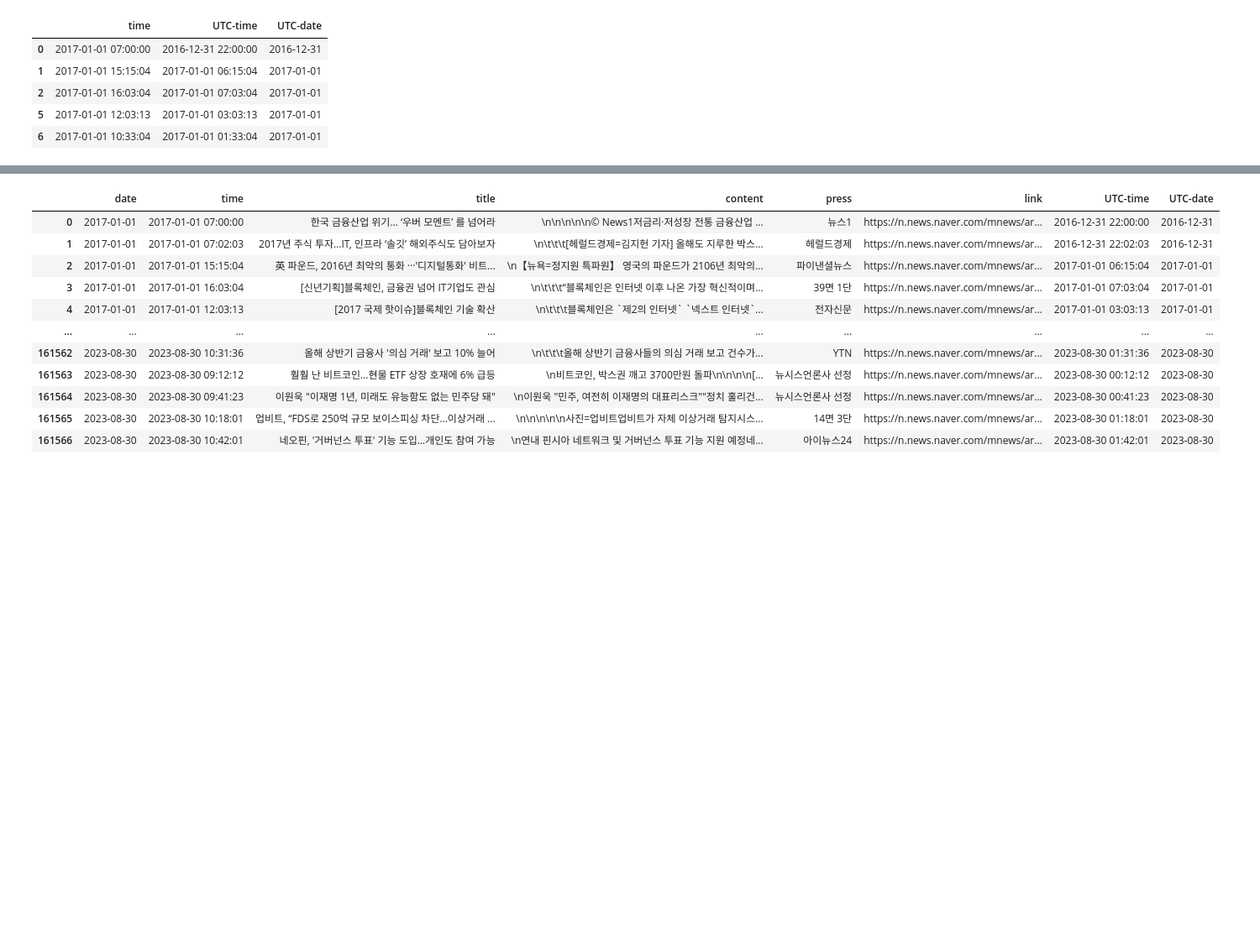
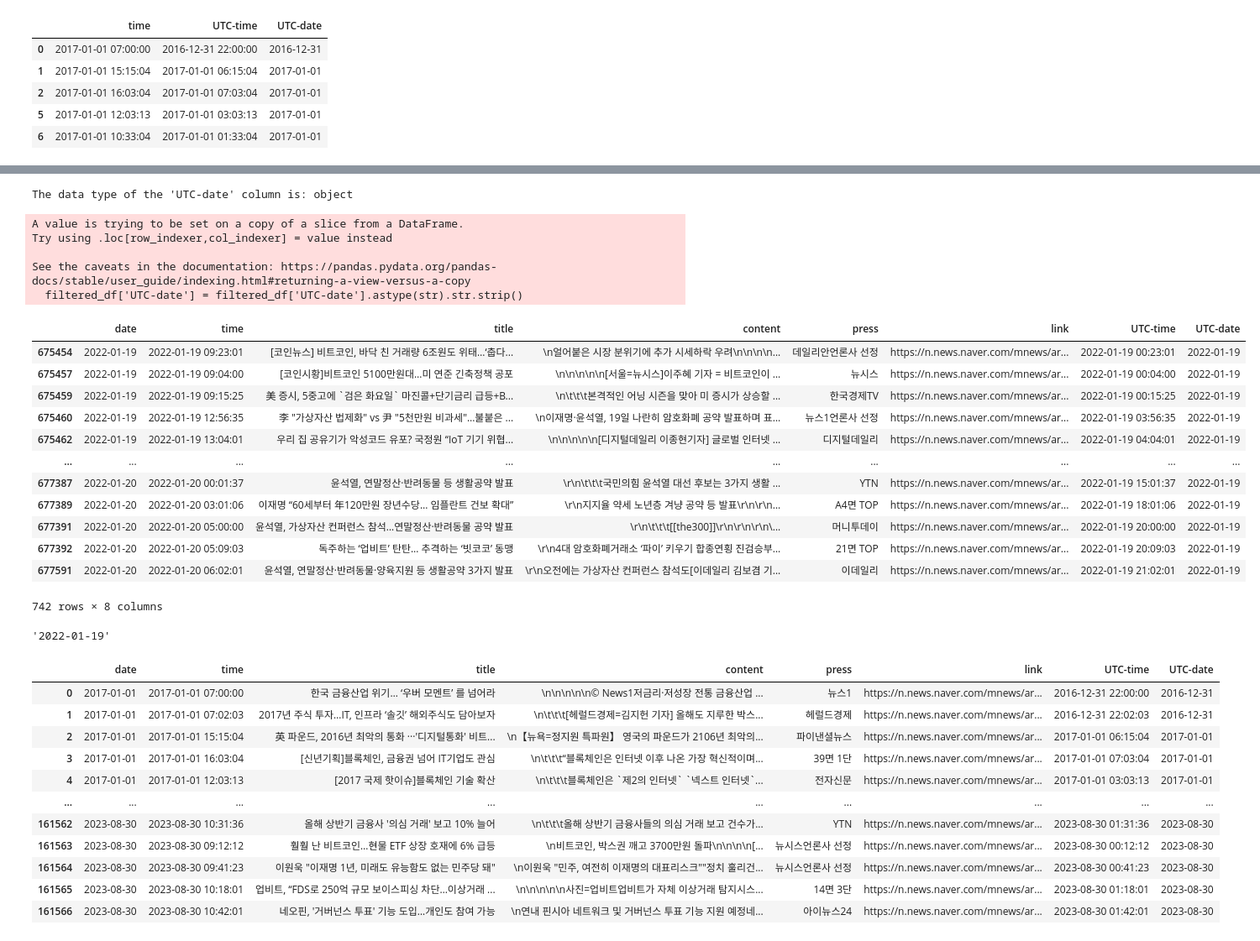
Before and after one commit to boyu571/LLM_based_investment_research, a Jupyter notebook: preprocessing_v1.ipynb, the cells around one changed output, grey strips where cells are left out. Shown at 84% size. Cells and saved outputs as stored; diff of their text form; code cells hidden in the pictures; blank space fills up the shorter version.

```diff
--- a/preprocessing_v1.ipynb
+++ b/preprocessing_v1.ipynb
@@ -14,7 +14,7 @@ from sklearn.metrics.pairwise import cosine_similarity
 # %% [markdown]
 ### 통합데이터 read
 # %%
-df = pd.read_csv('naver_news_data.csv', index_col=0)
+df = pd.read_csv(r'C:\Users\user\boyu571_github\01_Kakaobank_SKKU_Research_23\naver_news_data.csv', index_col=0)
 df
 # %% [output]
 |  | date | time | title | content | press | link |
@@ -130,0 +147,32 @@ See the caveats in the documentation: https://pandas.pydata.org/pandas-docs/stab
+# %%
+column_data_type = filtered_df['UTC-date'].dtype
+print(f"The data type of the 'UTC-date' column is: {column_data_type}")
+# %% [output]
+The data type of the 'UTC-date' column is: object
+# %%
+# Convert the column to string and strip whitespaces
+filtered_df['UTC-date'] = filtered_df['UTC-date'].astype(str).str.strip()
+
+# Filter rows with the specified date
+filtered_rows = filtered_df[filtered_df['UTC-date'] == '2022-01-19']
+
+filtered_rows
+# %% [output]
+A value is trying to be set on a copy of a slice from a DataFrame.
+Try using .loc[row_indexer,col_indexer] = value instead
+
+See the caveats in the documentation: https://pandas.pydata.org/pandas-docs/stable/user_guide/indexing.html#returning-a-view-versus-a-copy
+  filtered_df['UTC-date'] = filtered_df['UTC-date'].astype(str).str.strip()
+|  | date | time | title | content | press | link | UTC-time | UTC-date |
+| 675454 | 2022-01-19 | 2022-01-19 09:23:01 | [코인뉴스] 비트코인, 바닥 친 거래량 6조원도 위태…‘춥다... | \n얼어붙은 시장 분위기에 추가 시세하락 우려\n\n\n\n... | 데일리안언론사 선정 | https://n.news.naver.com/mnews/ar... | 2022-01-19 00:23:01 | 2022-01-19 |
+| 675457 | 2022-01-19 | 2022-01-19 09:04:00 | [코인시황]비트코인 5100만원대…미 연준 긴축정책 공포 | \n\n\n\n\n[서울=뉴시스]이주혜 기자 = 비트코인이 ... | 뉴시스 | https://n.news.naver.com/mnews/ar... | 2022-01-19 00:04:00 | 2022-01-19 |
+| 675459 | 2022-01-19 | 2022-01-19 09:15:25 | 美 증시, 5중고에 `검은 화요일` 마진콜+단기금리 급등+B... | \n\t\t\t본격적인 어닝 시즌을 맞아 미 증시가 상승할 ... | 한국경제TV | https://n.news.naver.com/mnews/ar... | 2022-01-19 00:15:25 | 2022-01-19 |
+| 675460 | 2022-01-19 | 2022-01-19 12:56:35 | 李 "가상자산 법제화" vs 尹 "5천만원 비과세"…불붙은 ... | \n이재명·윤석열, 19일 나란히 암호화폐 공약 발표하며 표... | 뉴스1언론사 선정 | https://n.news.naver.com/mnews/ar... | 2022-01-19 03:56:35 | 2022-01-19 |
+| 675462 | 2022-01-19 | 2022-01-19 13:04:01 | 우리 집 공유기가 악성코드 유포? 국정원 “IoT 기기 위협... | \n\n\n\n\n[디지털데일리 이종현기자] 글로벌 인터넷 ... | 디지털데일리 | https://n.news.naver.com/mnews/ar... | 2022-01-19 04:04:01 | 2022-01-19 |
+| ... | ... | ... | ... | ... | ... | ... | ... | ... |
+| 677387 | 2022-01-20 | 2022-01-20 00:01:37 | 윤석열, 연말정산·반려동물 등 생활공약 발표 | \r\n\t\t\t국민의힘 윤석열 대선 후보는 3가지 생활 ... | YTN | https://n.news.naver.com/mnews/ar... | 2022-01-19 15:01:37 | 2022-01-19 |
+| 677389 | 2022-01-20 | 2022-01-20 03:01:06 | 이재명 “60세부터 年120만원 장년수당… 임플란트 건보 확대” | \r\n지지율 약세 노년층 겨냥 공약 등 발표\r\n\r\n... | A4면 TOP | https://n.news.naver.com/mnews/ar... | 2022-01-19 18:01:06 | 2022-01-19 |
+| 677391 | 2022-01-20 | 2022-01-20 05:00:00 | 윤석열, 가상자산 컨퍼런스 참석…연말정산·반려동물 공약 발표 | \r\n\t\t\t[[the300]]\r\n\r\n\r\n\... | 머니투데이 | https://n.news.naver.com/mnews/ar... | 2022-01-19 20:00:00 | 2022-01-19 |
+| 677392 | 2022-01-20 | 2022-01-20 05:09:03 | 독주하는 ‘업비트’ 탄탄… 추격하는 ‘빗코코’ 동맹 | \r\n4대 암호화폐거래소 ‘파이’ 키우기 합종연횡 진검승부... | 21면 TOP | https://n.news.naver.com/mnews/ar... | 2022-01-19 20:09:03 | 2022-01-19 |
+| 677591 | 2022-01-20 | 2022-01-20 06:02:01 | 윤석열, 연말정산·반려동물·양육지원 등 생활공약 3가지 발표 | \r\n오전에는 가상자산 컨퍼런스 참석도[이데일리 김보겸 기... | 이데일리 | https://n.news.naver.com/mnews/ar... | 2022-01-19 21:02:01 | 2022-01-19 |
+742 rows × 8 columns
@@ -131,3 +181,14 @@ See the caveats in the documentation: https://pandas.pydata.org/pandas-docs/stab
+# %%
+# 필터링된 결과를 날짜별로 그룹화하고 카운트
+datewise_counts_sample = filtered_df.groupby('UTC-date').size()
+
+# Filter dates where the count is exactly 10
+# dates_with_exact_10 = datewise_counts_sample[(datewise_counts_sample >= 400) & (datewise_counts_sample <= 420)].index
+dates_with_exact_10 = datewise_counts_sample.idxmax()
+
+dates_with_exact_10
+# %% [output]
+'2022-01-19'
 # %%
 def preprocess_and_vectorize(data):
     # 형태소 분석기 초기화
```
Also changed, not shown: parts of 3 cells of this notebook, 24 other files.
